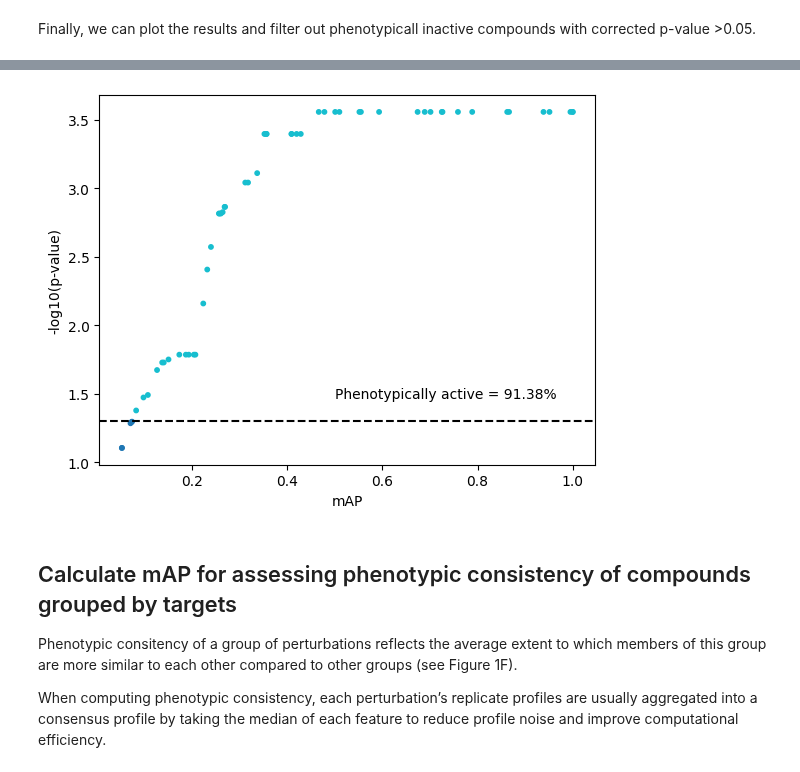
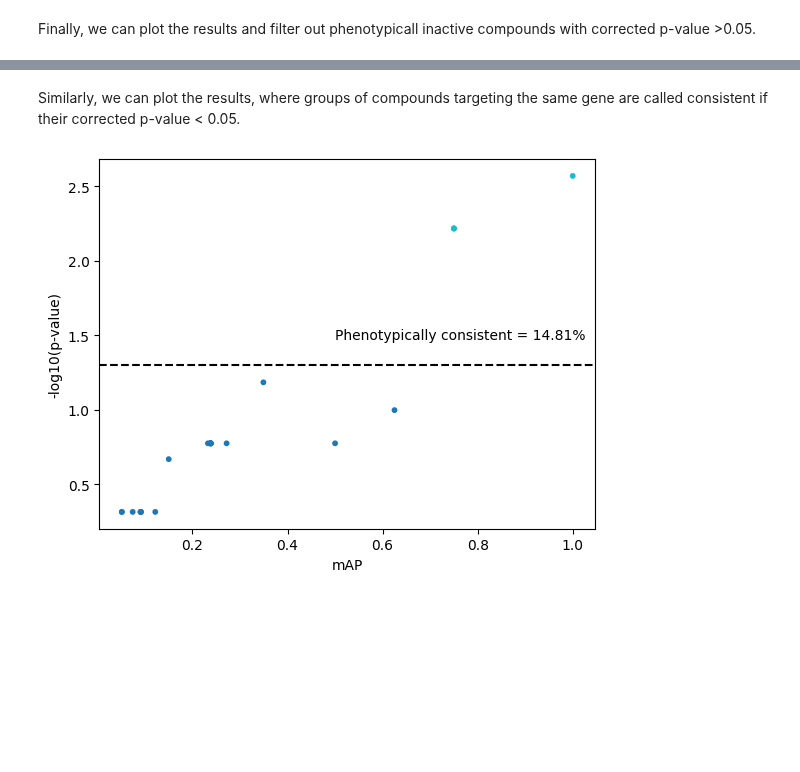
Before and after one commit to cytomining/copairs, a Jupyter notebook: examples/demo.ipynb, the cells around one changed output, grey strips where cells are left out. Saved outputs shown, nothing was run; the diff lists cells and outputs as text; code cells hidden in the pictures; blank space fills up the shorter version.

```diff
--- a/examples/demo.ipynb
+++ b/examples/demo.ipynb
@@ -169,0 +204,5 @@ Finally, we can plot the results and filter out phenotypicall inactive compounds
+# %%
+# only keep active compounds, i.e. those with corrected p-value < 0.05
+active_compounds = replicate_maps.query("below_corrected_p")["Metadata_broad_sample"]
+df_consistent = df.query("Metadata_broad_sample in @active_compounds")
+df_consistent.head(7)
@@ -169,0 +219,6 @@ Finally, we can plot the results and filter out phenotypicall inactive compounds
+# %%
+# aggregate replicates by taking the median of each feature
+feature_cols = [c for c in df_consistent.columns if not c.startswith("Metadata")]
+df_consistent = df_consistent.groupby(["Metadata_broad_sample", "Metadata_target"], as_index=False)[feature_cols].median()
+df_consistent['Metadata_target'] = df_consistent['Metadata_target'].str.split('|')
+df_consistent.head()
@@ -169,0 +245,21 @@ Finally, we can plot the results and filter out phenotypicall inactive compounds
+# %%
+# positive pairs are compounds that share a target
+pos_sameby = ["Metadata_target"]
+pos_diffby = []
+
+neg_sameby = []
+# negative pairs are compounds that do not share a target
+neg_diffby = ["Metadata_target"]
+
+metadata = df_consistent.filter(regex="^Metadata")
+profiles = df_consistent.filter(regex="^(?!Metadata)").values
+
+target_aps = map.multilabel.average_precision(
+        metadata,
+        profiles,
+        pos_sameby=pos_sameby,
+        pos_diffby=pos_diffby,
+        neg_sameby=neg_sameby,
+        neg_diffby=neg_diffby,
+        multilabel_col='Metadata_target')
+target_aps
@@ -169,0 +282,4 @@ Finally, we can plot the results and filter out phenotypicall inactive compounds
+# %%
+target_maps = map.mean_average_precision(target_aps, pos_sameby, null_size=10000, threshold=0.05, seed=0)
+target_maps["-log10(p-value)"] = -target_maps["corrected_p_value"].apply(np.log10)
+target_maps.head(10)
@@ -170,15 +298,14 @@ Finally, we can plot the results and filter out phenotypicall inactive compounds
+# %% [markdown]
+Similarly, we can plot the results, where groups of compounds targeting the same gene are called consistent if their corrected p-value < 0.05.
 # %%
-plt.scatter(data=map_scores, x="mean_average_precision", y="-log10(p-value)", c="below_corrected_p", cmap="tab10", s=10)
+consistent_ratio = target_maps.below_corrected_p.mean()
+
+plt.scatter(data=target_maps, x="mean_average_precision", y="-log10(p-value)", c="below_corrected_p", cmap="tab10", s=10)
 plt.xlabel("mAP")
 plt.ylabel("-log10(p-value)")
 plt.axhline(-np.log10(0.05), color="black", linestyle="--")
-plt.text(0.5, 1.5, f"Phenotypically active = {100*map_scores.below_corrected_p.mean():.2f}%", va="center", ha="left")
+plt.text(0.5, 1.5, f"Phenotypically consistent = {100*consistent_ratio:.2f}%", va="center", ha="left")
+
 plt.show()
 # %% [output]
-[figure, old version]
+[figure, new version]
-# %% [markdown]
-## Calculate mAP for assessing phenotypic consistency of compounds grouped by targets
-
-Phenotypic consitency of a group of perturbations reflects the average extent to which members of this group are more similar to each other compared to other groups (see Figure 1F).
-
-When computing phenotypic consistency, each perturbation’s replicate profiles are usually aggregated into a consensus profile by taking the median of each feature to reduce profile noise and improve computational efficiency.
```
Also changed, not shown: parts of 26 cells of this notebook.
